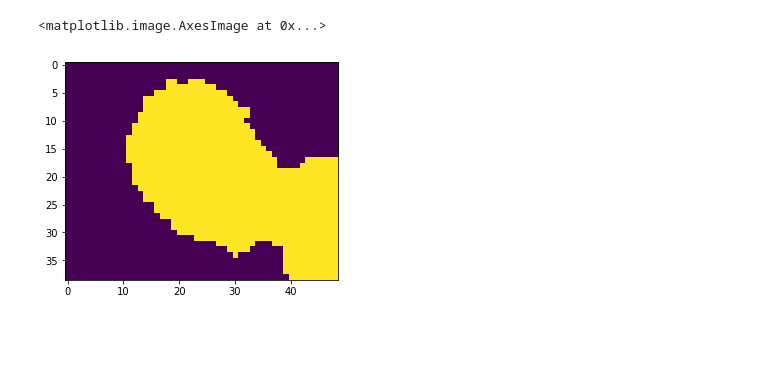
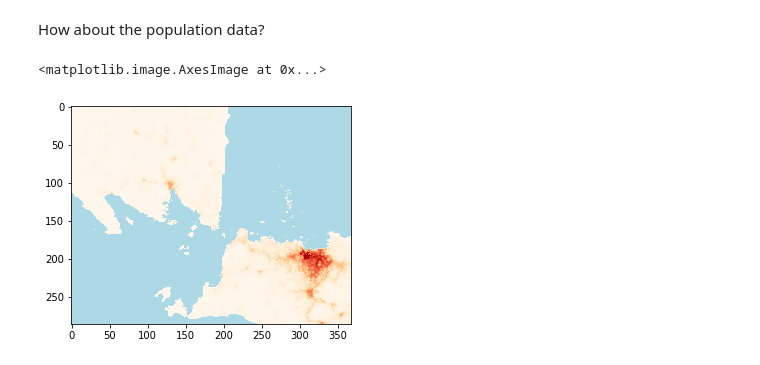
Before and after one commit to geohackweek/ghw2018_popfill, a Jupyter notebook: visualization.ipynb, the cells around one changed output. Saved outputs shown, nothing was run; the diff lists cells and outputs as text; code cells hidden in the pictures; blank space fills up the shorter version.

```diff
--- a/visualization.ipynb
+++ b/visualization.ipynb
@@ -24,13 +40,19 @@ TypeError: only integer scalar arrays can be converted to a scalar index
+# %% [markdown]
+How about the population data?
+# %%
+pop_color = copy(plt.cm.OrRd)
+pop_color.set_bad(color='lightblue')
+
+plt_data = np.ma.masked_where(population.data == np.nan, population.data)
+plt.imshow(plt_data,interpolation='none',cmap=pop_color)
+# %% [output]
+<matplotlib.image.AxesImage at 0x...>
+[figure, added]
 # %%
 pop_re = population.data.astype(np.int)
 pop_re[~np.isnan(population.data)] = 20;
 pop_re[np.isnan(population.data)] = 10;
 pop_re = pop_re.astype(np.int)
-
-plt.imshow(pop_re)
-# %% [output]
-<matplotlib.image.AxesImage at 0x...>
-[figure, removed]
 # %%
 mask_re = mask.data.astype(np.int)
 mask_re[mask.data==1] = 2;
```
Also changed, not shown: parts of 16 cells of this notebook, 1 other file.
